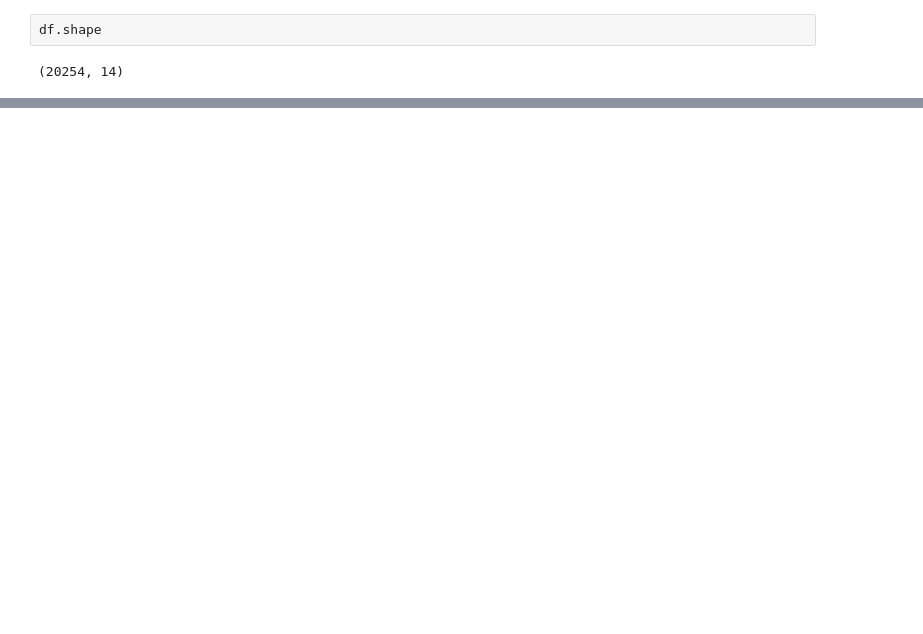
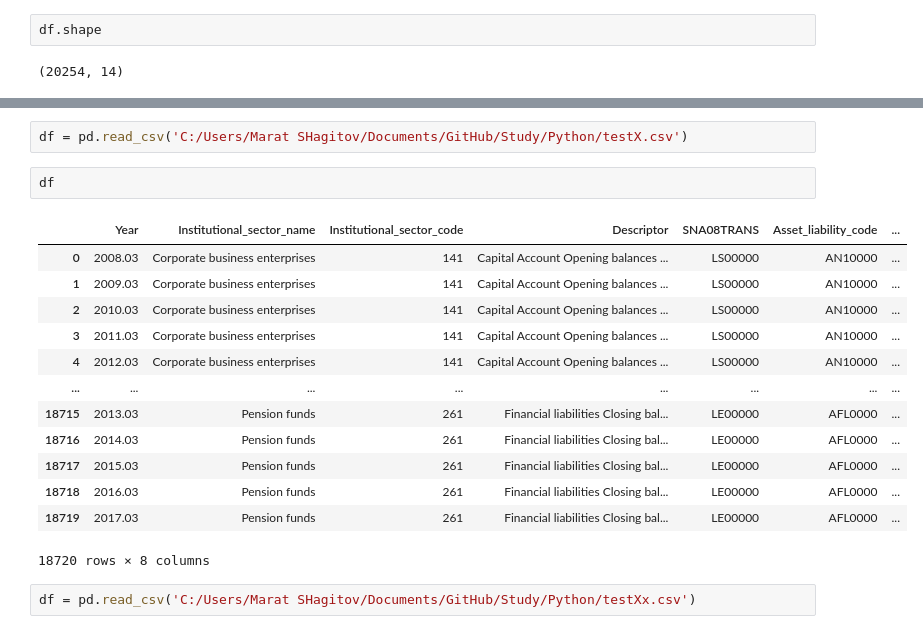
Before and after one commit to SHagitov/Study, a Jupyter notebook: Python/Data.ipynb, the cells around one changed output, grey strips where cells are left out. Saved outputs shown, nothing was run; the diff lists cells and outputs as text; blank space fills up the shorter version.

```diff
--- a/Python/Data.ipynb
+++ b/Python/Data.ipynb
@@ -106,0 +177,20 @@ df.shape
+# %%
+df = pd.read_csv('C:/Users/Marat SHagitov/Documents/GitHub/Study/Python/testX.csv')
+# %%
+df
+# %% [output]
+|  | Year | Institutional_sector_name | Institutional_sector_code | Descriptor | SNA08TRANS | Asset_liability_code | ... |
+| 0 | 2008.03 | Corporate business enterprises | 141 | Capital Account Opening balances ... | LS00000 | AN10000 | ... |
+| 1 | 2009.03 | Corporate business enterprises | 141 | Capital Account Opening balances ... | LS00000 | AN10000 | ... |
+| 2 | 2010.03 | Corporate business enterprises | 141 | Capital Account Opening balances ... | LS00000 | AN10000 | ... |
+| 3 | 2011.03 | Corporate business enterprises | 141 | Capital Account Opening balances ... | LS00000 | AN10000 | ... |
+| 4 | 2012.03 | Corporate business enterprises | 141 | Capital Account Opening balances ... | LS00000 | AN10000 | ... |
+| ... | ... | ... | ... | ... | ... | ... | ... |
+| 18715 | 2013.03 | Pension funds | 261 | Financial liabilities Closing bal... | LE00000 | AFL0000 | ... |
+| 18716 | 2014.03 | Pension funds | 261 | Financial liabilities Closing bal... | LE00000 | AFL0000 | ... |
+| 18717 | 2015.03 | Pension funds | 261 | Financial liabilities Closing bal... | LE00000 | AFL0000 | ... |
+| 18718 | 2016.03 | Pension funds | 261 | Financial liabilities Closing bal... | LE00000 | AFL0000 | ... |
+| 18719 | 2017.03 | Pension funds | 261 | Financial liabilities Closing bal... | LE00000 | AFL0000 | ... |
+18720 rows × 8 columns
+# %%
+df = pd.read_csv('C:/Users/Marat SHagitov/Documents/GitHub/Study/Python/testXx.csv')
```
Also changed, not shown: parts of 26 cells of this notebook, 2 other files.
